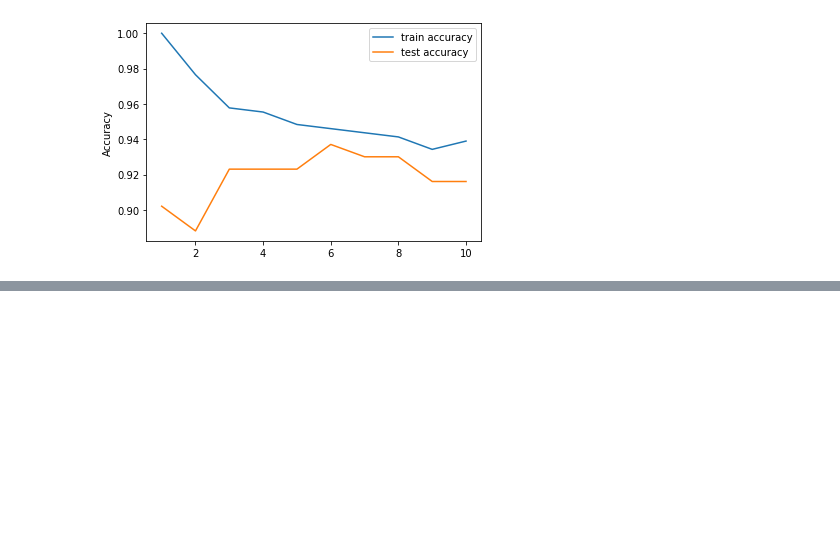
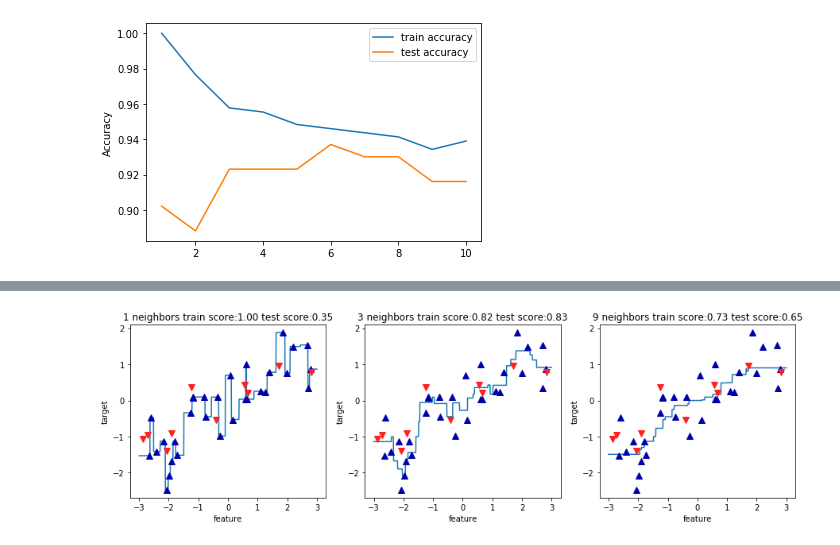
Before and after one commit to minukwoooook/ML, a Jupyter notebook: KNN.ipynb, the cells around one changed output, grey strips where cells are left out. Cells and saved outputs as stored; diff of their text form; code cells hidden in the pictures; blank space fills up the shorter version.

Commit message:
KNN(classification, Regressor)
Signed-off-by: minukwoooook <minuk6219@gmail.com>

```diff
--- a/KNN.ipynb
+++ b/KNN.ipynb
@@ -174,0 +205,24 @@ plt.show()
+# %%
+import matplotlib.pyplot as plt
+import numpy as np
+from sklearn.neighbors import KNeighborsRegressor
+import mglearn
+from sklearn.model_selection import train_test_split
+
+X,y = mglearn.datasets.make_wave(n_samples=40)
+X_train, X_test, y_train, y_test = train_test_split(X,y,random_state=0)
+
+fig, axes = plt.subplots(1,3,figsize=(15,4))
+line = np.linspace(-3,3,1000).reshape(-1,1)
+for n_neighbors, ax in zip([1,3,9],axes):
+    reg = KNeighborsRegressor(n_neighbors=n_neighbors)
+    reg.fit(X_train,y_train)
+    ax.plot(line,reg.predict(line))
+    ax.plot(X_train, y_train,'^',c=mglearn.cm2(0),markersize=8)
+    ax.plot(X_test, y_test, 'v',c=mglearn.cm2(1),markersize=8)
+    ax.set_title("{} neighbors train score:{:.2f} test score:{:.2f}"\
+                 .format(n_neighbors,reg.score(X_train,y_train),reg.score(X_test,y_test)))
+    ax.set_xlabel("feature")
+    ax.set_ylabel("target")
+# %% [output]
+[figure, added]
```
Also changed, not shown: parts of 2 cells of this notebook.
